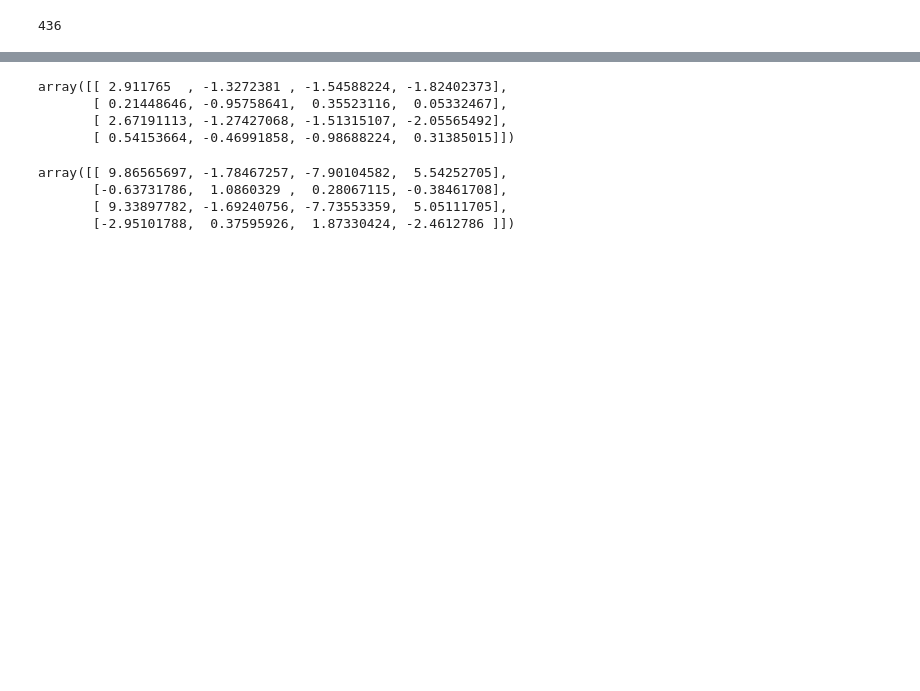
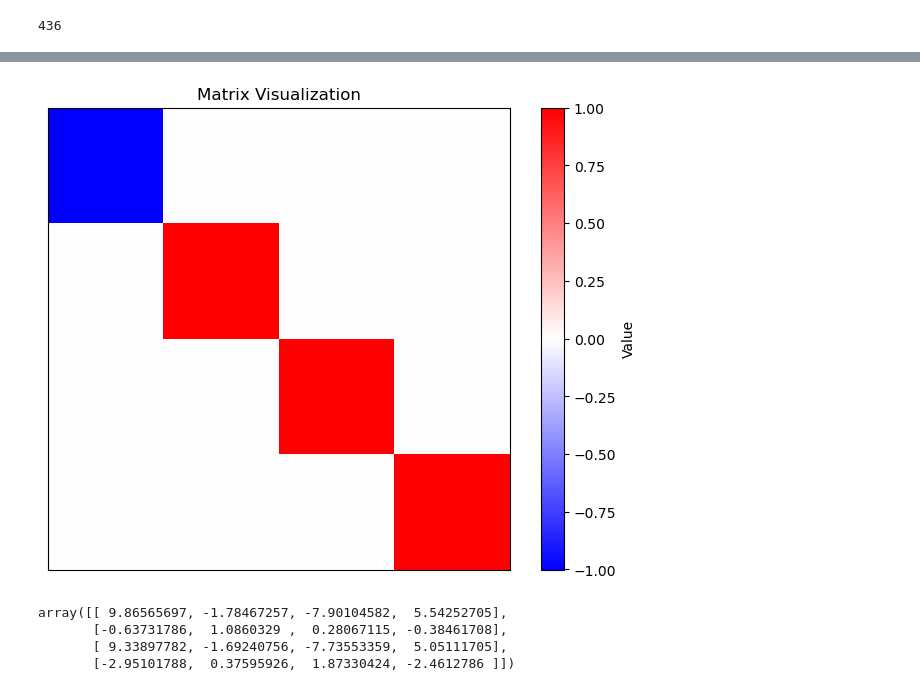
Before and after one commit to nlyu1/mera, a Jupyter notebook: code/snappy.ipynb, the cells around one changed output, grey strips where cells are left out. Cells and saved outputs as stored; diff of their text form; code cells hidden in the pictures; blank space fills up the shorter version.

```diff
--- a/code/snappy.ipynb
+++ b/code/snappy.ipynb
@@ -322,13 +322,11 @@ fig.update_layout(
 
 # Show the plot
 fig.show()
-# %%
-a
-# %% [output]
-array([[ 2.911765  , -1.3272381 , -1.54588224, -1.82402373],
-       [ 0.21448646, -0.95758641,  0.35523116,  0.05332467],
-       [ 2.67191113, -1.27427068, -1.51315107, -2.05565492],
-       [ 0.54153664, -0.46991858, -0.98688224,  0.31385015]])
+# %%
+gamma = np.diag([-1, 1, 1, 1])
+visualize_matrix(np.transpose(a) @ gamma @ a)
+# %% [output]
+[figure, added]
 # %%
 b
 # %% [output]
```
Also changed, not shown: parts of 2 cells of this notebook, 32 other files.
